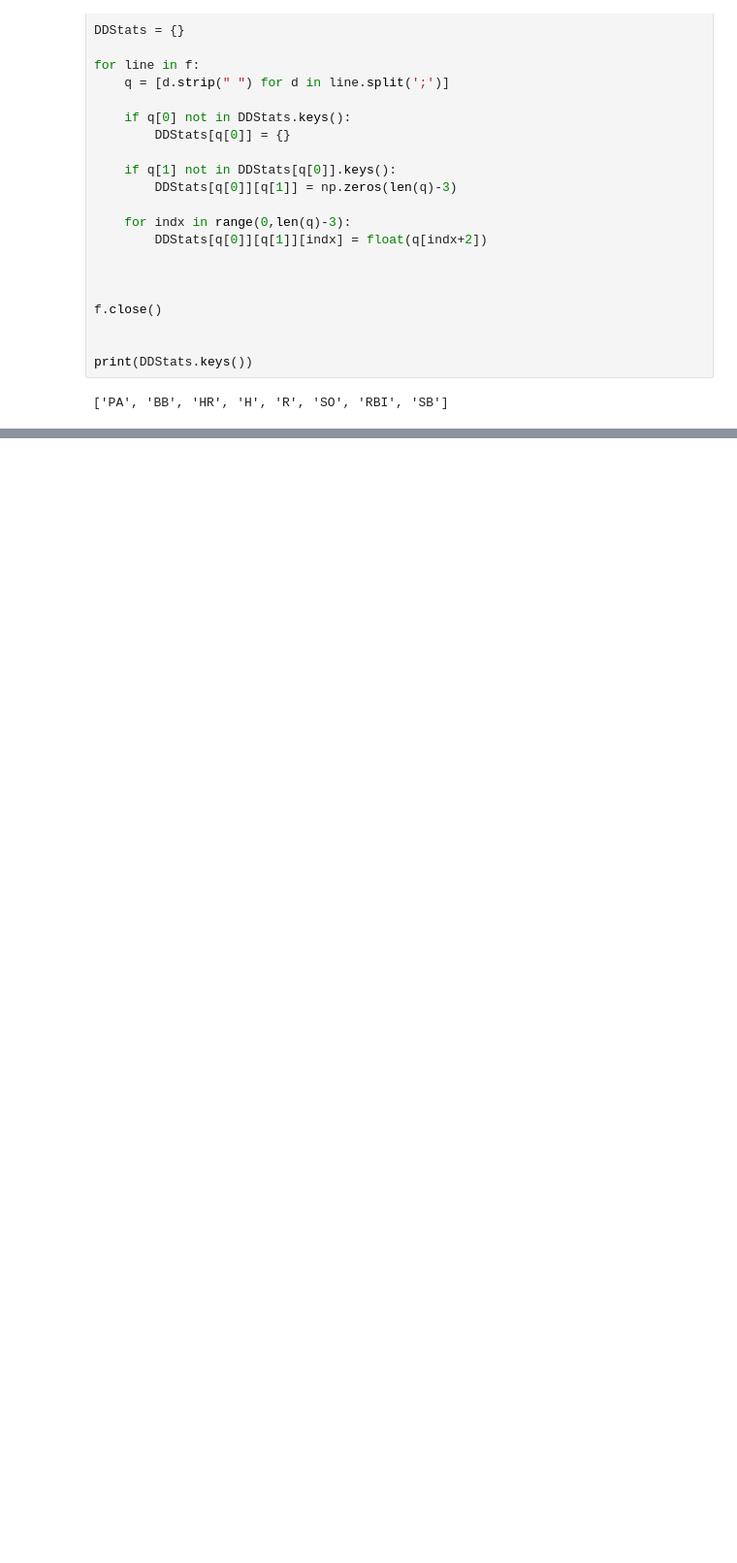
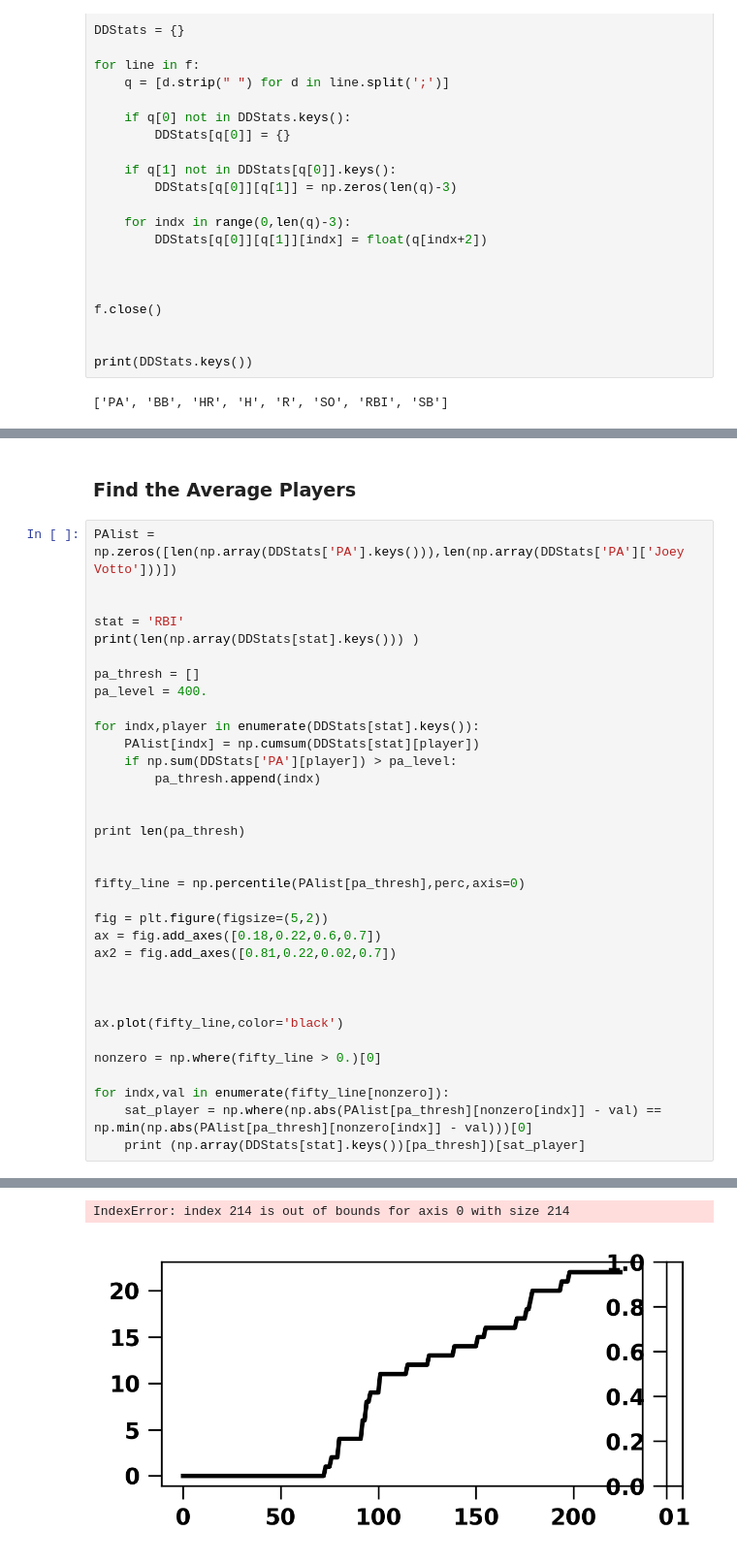
Before and after one commit to fantasy-toolz/2017-MLB-Analysis, a Jupyter notebook: league_notebooks/33-Growth-Chart-I.ipynb, the cells around one changed output, grey strips where cells are left out. Shown at 97% size. Cells and saved outputs as stored; diff of their text form; blank space fills up the shorter version.

```diff
--- a/league_notebooks/33-Growth-Chart-I.ipynb
+++ b/league_notebooks/33-Growth-Chart-I.ipynb
@@ -87,0 +100,37 @@ cb1.set_label('Percentile',size=18)
+# %% [markdown]
+### Find the Average Players
+# %%
+PAlist = np.zeros([len(np.array(DDStats['PA'].keys())),len(np.array(DDStats['PA']['Joey Votto']))])
+
+
+stat = 'RBI'
+print(len(np.array(DDStats[stat].keys())) )
+
+pa_thresh = []
+pa_level = 400.
+
+for indx,player in enumerate(DDStats[stat].keys()):
+    PAlist[indx] = np.cumsum(DDStats[stat][player])
+    if np.sum(DDStats['PA'][player]) > pa_level:
+        pa_thresh.append(indx)
+
+
+print len(pa_thresh)
+
+
+fifty_line = np.percentile(PAlist[pa_thresh],perc,axis=0)
+
+fig = plt.figure(figsize=(5,2))
+ax = fig.add_axes([0.18,0.22,0.6,0.7])
+ax2 = fig.add_axes([0.81,0.22,0.02,0.7])
+
+
+
+ax.plot(fifty_line,color='black')
+
+nonzero = np.where(fifty_line > 0.)[0]
+
+for indx,val in enumerate(fifty_line[nonzero]):
+    sat_player = np.where(np.abs(PAlist[pa_thresh][nonzero[indx]] - val) == np.min(np.abs(PAlist[pa_thresh][nonzero[indx]] - val)))[0]
+    print (np.array(DDStats[stat].keys())[pa_thresh])[sat_player]
+# %% [output]
@@ -87,0 +154,2 @@ cb1.set_label('Percentile',size=18)
+IndexError: index 214 is out of bounds for axis 0 with size 214
+[figure, added]
```
Also changed, not shown: parts of 5 cells of this notebook, 2 other files.
